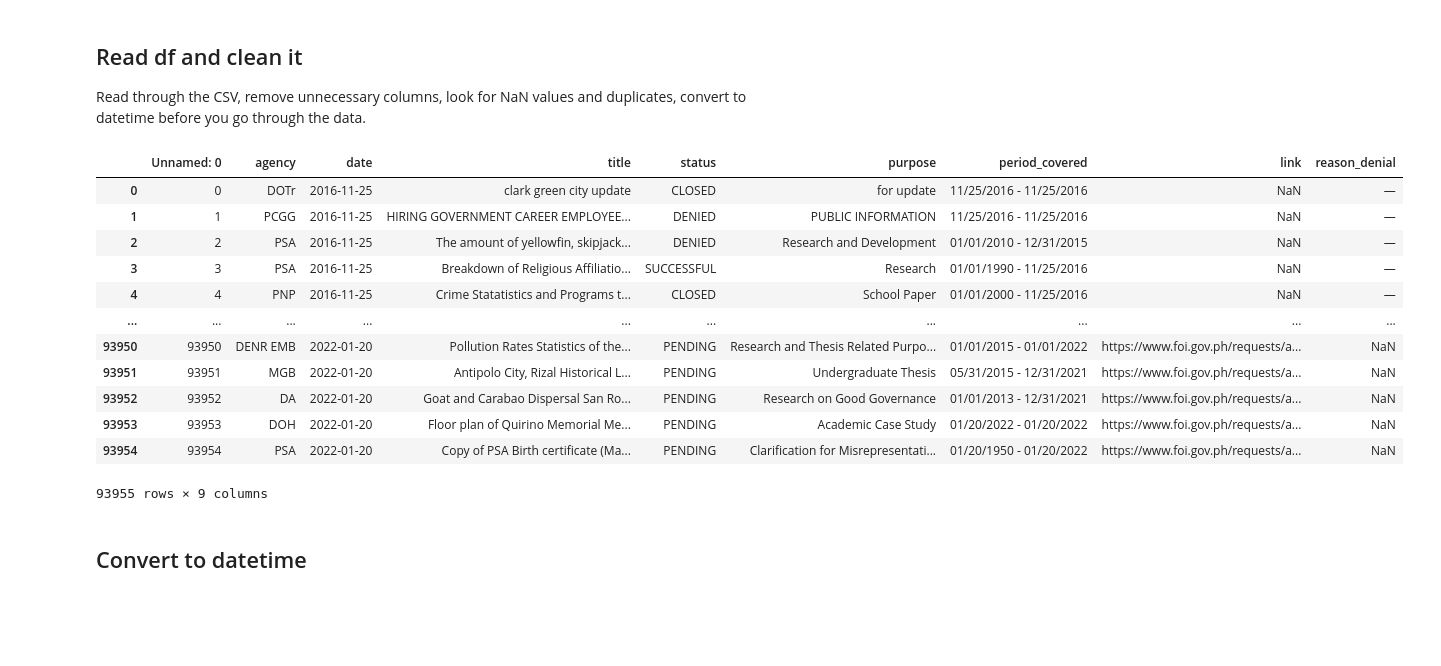
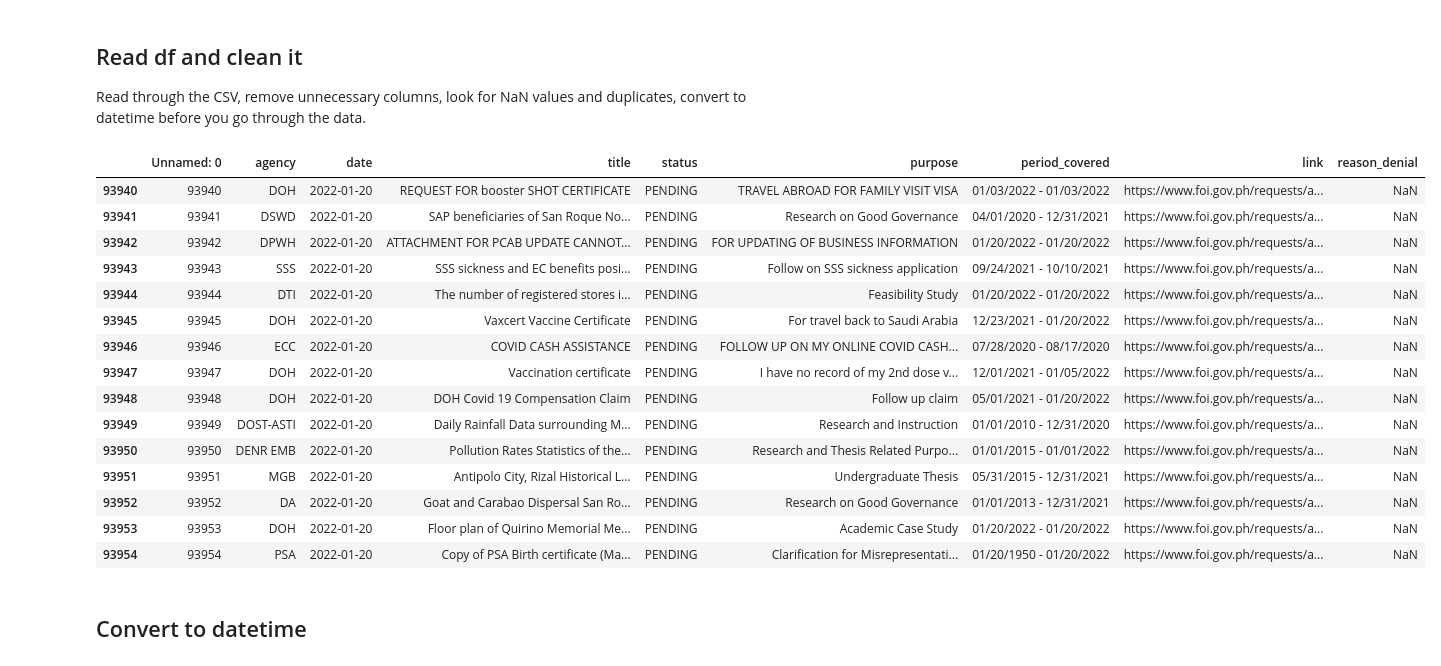
Before and after one commit to pmagtulis/foi-analysis, a Jupyter notebook: foi-analysis.ipynb, the cells around one changed output. Cells and saved outputs as stored; diff of their text form; code cells hidden in the pictures; blank space fills up the shorter version.

```diff
--- a/foi-analysis.ipynb
+++ b/foi-analysis.ipynb
@@ -18,22 +18,25 @@ Read through the CSV, remove unnecessary columns, look for NaN values and duplic
 # %%
 pd.set_option("display.max_columns", None)
 pd.set_option("display.max_rows", 1000)
 df = pd.read_csv('foi_final.csv')
-df
+df.tail(15)
 # %% [output]
 |  | Unnamed: 0 | agency | date | title | status | purpose | period_covered | link | reason_denial |
-| 0 | 0 | DOTr | 2016-11-25 | clark green city update | CLOSED | for update | 11/25/2016 - 11/25/2016 | NaN | — |
-| 1 | 1 | PCGG | 2016-11-25 | HIRING GOVERNMENT CAREER EMPLOYEE... | DENIED | PUBLIC INFORMATION | 11/25/2016 - 11/25/2016 | NaN | — |
-| 2 | 2 | PSA | 2016-11-25 | The amount of yellowfin, skipjack... | DENIED | Research and Development | 01/01/2010 - 12/31/2015 | NaN | — |
-| 3 | 3 | PSA | 2016-11-25 | Breakdown of Religious Affiliatio... | SUCCESSFUL | Research | 01/01/1990 - 11/25/2016 | NaN | — |
-| 4 | 4 | PNP | 2016-11-25 | Crime Statatistics and Programs t... | CLOSED | School Paper | 01/01/2000 - 11/25/2016 | NaN | — |
-| ... | ... | ... | ... | ... | ... | ... | ... | ... | ... |
+| 93940 | 93940 | DOH | 2022-01-20 | REQUEST FOR booster SHOT CERTIFICATE | PENDING | TRAVEL ABROAD FOR FAMILY VISIT VISA | 01/03/2022 - 01/03/2022 | https://www.foi.gov.ph/requests/a... | NaN |
+| 93941 | 93941 | DSWD | 2022-01-20 | SAP beneficiaries of San Roque No... | PENDING | Research on Good Governance | 04/01/2020 - 12/31/2021 | https://www.foi.gov.ph/requests/a... | NaN |
+| 93942 | 93942 | DPWH | 2022-01-20 | ATTACHMENT FOR PCAB UPDATE CANNOT... | PENDING | FOR UPDATING OF BUSINESS INFORMATION | 01/20/2022 - 01/20/2022 | https://www.foi.gov.ph/requests/a... | NaN |
+| 93943 | 93943 | SSS | 2022-01-20 | SSS sickness and EC benefits posi... | PENDING | Follow on SSS sickness application | 09/24/2021 - 10/10/2021 | https://www.foi.gov.ph/requests/a... | NaN |
+| 93944 | 93944 | DTI | 2022-01-20 | The number of registered stores i... | PENDING | Feasibility Study | 01/20/2022 - 01/20/2022 | https://www.foi.gov.ph/requests/a... | NaN |
+| 93945 | 93945 | DOH | 2022-01-20 | Vaxcert Vaccine Certificate | PENDING | For travel back to Saudi Arabia | 12/23/2021 - 01/20/2022 | https://www.foi.gov.ph/requests/a... | NaN |
+| 93946 | 93946 | ECC | 2022-01-20 | COVID CASH ASSISTANCE | PENDING | FOLLOW UP ON MY ONLINE COVID CASH... | 07/28/2020 - 08/17/2020 | https://www.foi.gov.ph/requests/a... | NaN |
+| 93947 | 93947 | DOH | 2022-01-20 | Vaccination certificate | PENDING | I have no record of my 2nd dose v... | 12/01/2021 - 01/05/2022 | https://www.foi.gov.ph/requests/a... | NaN |
+| 93948 | 93948 | DOH | 2022-01-20 | DOH Covid 19 Compensation Claim | PENDING | Follow up claim | 05/01/2021 - 01/20/2022 | https://www.foi.gov.ph/requests/a... | NaN |
+| 93949 | 93949 | DOST-ASTI | 2022-01-20 | Daily Rainfall Data surrounding M... | PENDING | Research and Instruction | 01/01/2010 - 12/31/2020 | https://www.foi.gov.ph/requests/a... | NaN |
 | 93950 | 93950 | DENR EMB | 2022-01-20 | Pollution Rates Statistics of the... | PENDING | Research and Thesis Related Purpo... | 01/01/2015 - 01/01/2022 | https://www.foi.gov.ph/requests/a... | NaN |
 | 93951 | 93951 | MGB | 2022-01-20 | Antipolo City, Rizal Historical L... | PENDING | Undergraduate Thesis | 05/31/2015 - 12/31/2021 | https://www.foi.gov.ph/requests/a... | NaN |
 | 93952 | 93952 | DA | 2022-01-20 | Goat and Carabao Dispersal San Ro... | PENDING | Research on Good Governance | 01/01/2013 - 12/31/2021 | https://www.foi.gov.ph/requests/a... | NaN |
 | 93953 | 93953 | DOH | 2022-01-20 | Floor plan of Quirino Memorial Me... | PENDING | Academic Case Study | 01/20/2022 - 01/20/2022 | https://www.foi.gov.ph/requests/a... | NaN |
 | 93954 | 93954 | PSA | 2022-01-20 | Copy of PSA Birth certificate (Ma... | PENDING | Clarification for Misrepresentati... | 01/20/1950 - 01/20/2022 | https://www.foi.gov.ph/requests/a... | NaN |
-93955 rows × 9 columns
 # %% [markdown]
 ## Convert to datetime
 # %%
```
